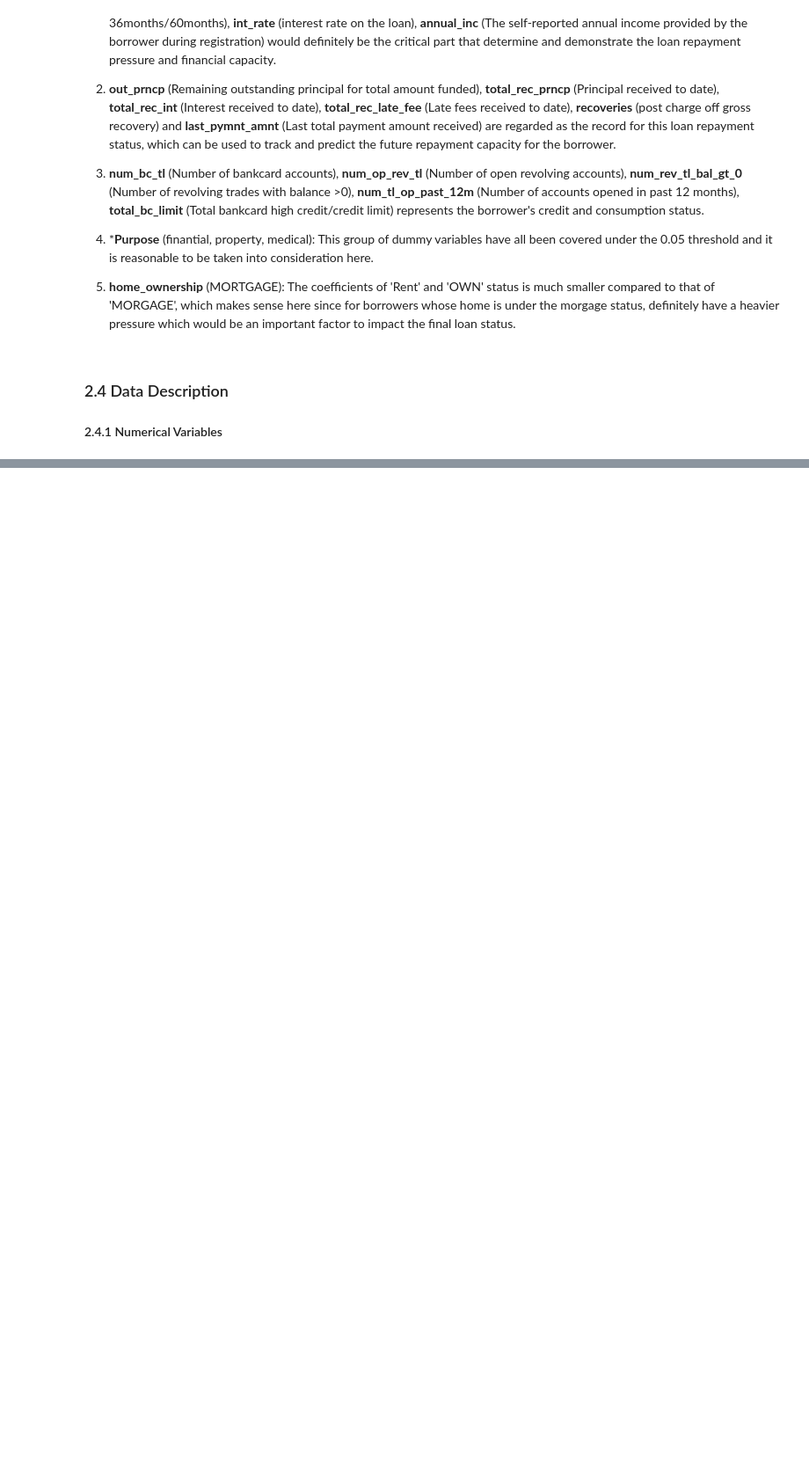
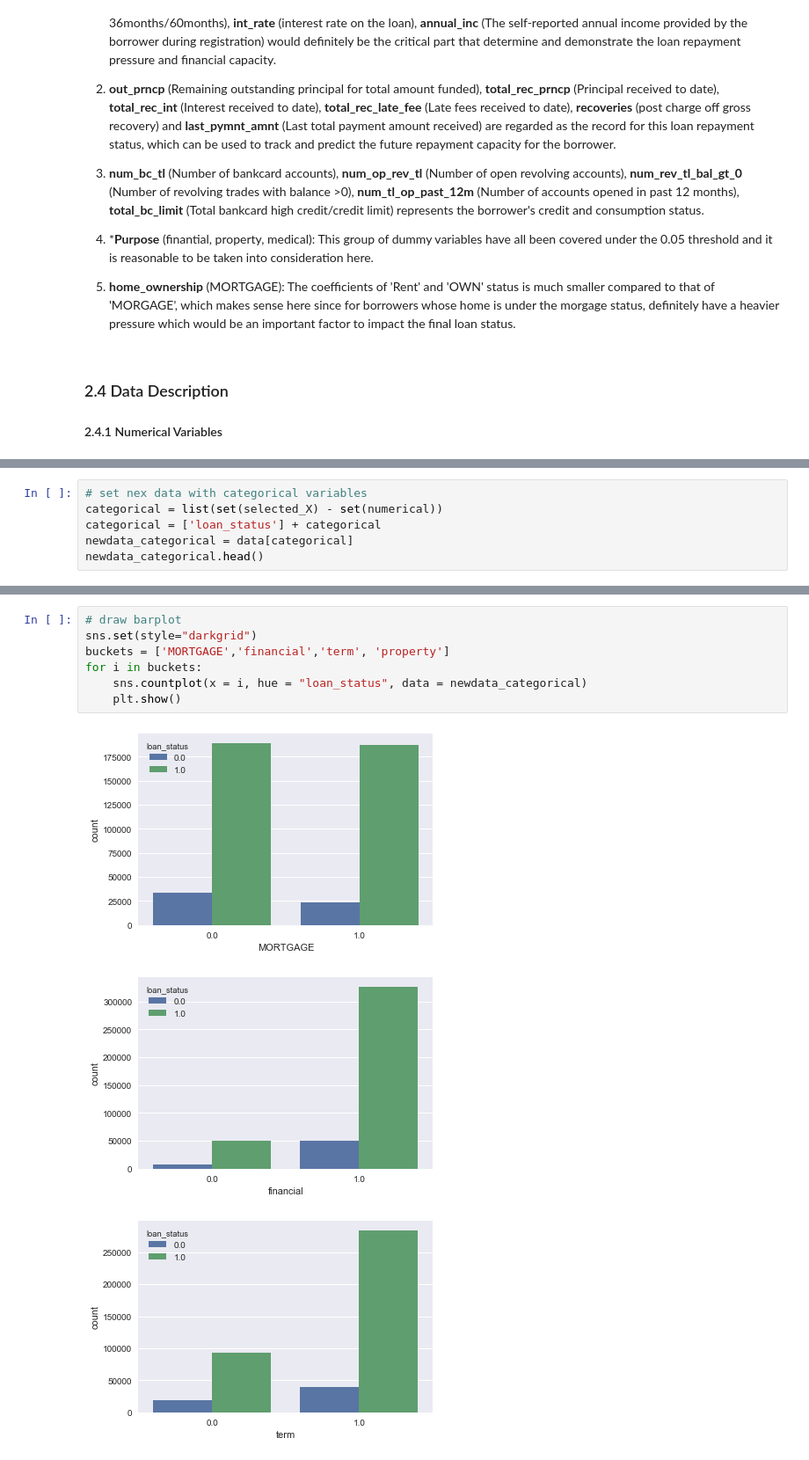
Before and after one commit to yuydu/STA-208-project, a Jupyter notebook: Variable Selection and Data description.ipynb, the cells around one changed output, grey strips where cells are left out. Shown: that part at 88% size. Cells and saved outputs as stored; diff of their text form; blank space fills up the shorter version.

```diff
--- a/Variable Selection and Data description.ipynb
+++ b/Variable Selection and Data description.ipynb
@@ -632,0 +611,6 @@ array([ 0.41728253,  0.22312659,  0.25035068, -0.13057753,  0.15544497,
+# %%
+# set nex data with categorical variables
+categorical = list(set(selected_X) - set(numerical))
+categorical = ['loan_status'] + categorical
+newdata_categorical = data[categorical]
+newdata_categorical.head()
@@ -632,0 +624,11 @@ array([ 0.41728253,  0.22312659,  0.25035068, -0.13057753,  0.15544497,
+# %%
+# draw barplot
+sns.set(style="darkgrid")
+buckets = ['MORTGAGE','financial','term', 'property']
+for i in buckets:
+    sns.countplot(x = i, hue = "loan_status", data = newdata_categorical)
+    plt.show()
+# %% [output]
+[figure, added]
+[figure, added]
+[figure, added]
```
Also changed, not shown: parts of 48 cells of this notebook.
